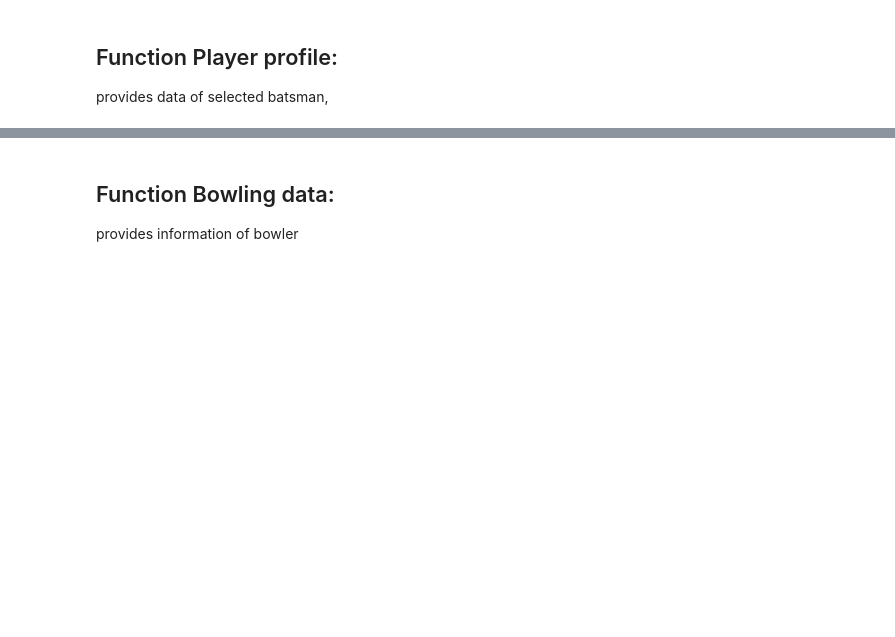
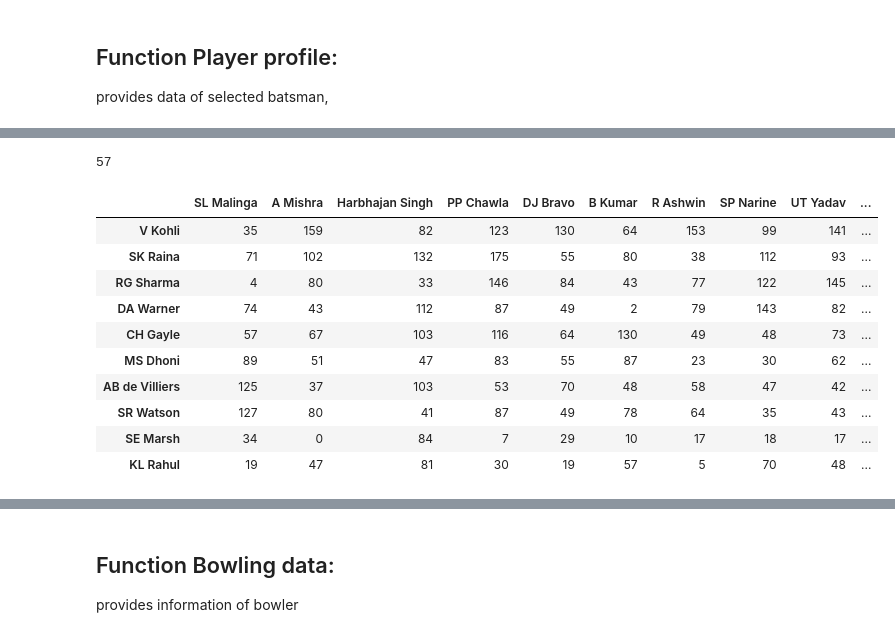
Before and after one commit to Utkarsh736/IPL_Data_Analysis, a Jupyter notebook: Template.ipynb, the cells around one changed output, grey strips where cells are left out. Saved outputs shown, nothing was run; the diff lists cells and outputs as text; code cells hidden in the pictures; blank space fills up the shorter version.

```diff
--- a/Template.ipynb
+++ b/Template.ipynb
@@ -151,0 +118,5 @@ func()
+# %%
+C_Gayle = Player_profile('CH Gayle')
+C_Gayle.runs_against_bowler('SL Malinga')
+# %% [output]
+57
@@ -151,0 +150,14 @@ func()
+# %%
+data_viz = func(batsman_list, bowler_list)
+# %% [output]
+|  | SL Malinga | A Mishra | Harbhajan Singh | PP Chawla | DJ Bravo | B Kumar | R Ashwin | SP Narine | UT Yadav | ... |
+| V Kohli | 35 | 159 | 82 | 123 | 130 | 64 | 153 | 99 | 141 | ... |
+| SK Raina | 71 | 102 | 132 | 175 | 55 | 80 | 38 | 112 | 93 | ... |
+| RG Sharma | 4 | 80 | 33 | 146 | 84 | 43 | 77 | 122 | 145 | ... |
+| DA Warner | 74 | 43 | 112 | 87 | 49 | 2 | 79 | 143 | 82 | ... |
+| CH Gayle | 57 | 67 | 103 | 116 | 64 | 130 | 49 | 48 | 73 | ... |
+| MS Dhoni | 89 | 51 | 47 | 83 | 55 | 87 | 23 | 30 | 62 | ... |
+| AB de Villiers | 125 | 37 | 103 | 53 | 70 | 48 | 58 | 47 | 42 | ... |
+| SR Watson | 127 | 80 | 41 | 87 | 49 | 78 | 64 | 35 | 43 | ... |
+| SE Marsh | 34 | 0 | 84 | 7 | 29 | 10 | 17 | 18 | 17 | ... |
+| KL Rahul | 19 | 47 | 81 | 30 | 19 | 57 | 5 | 70 | 48 | ... |
```
Also changed, not shown: parts of 27 cells of this notebook, 1 other file.
